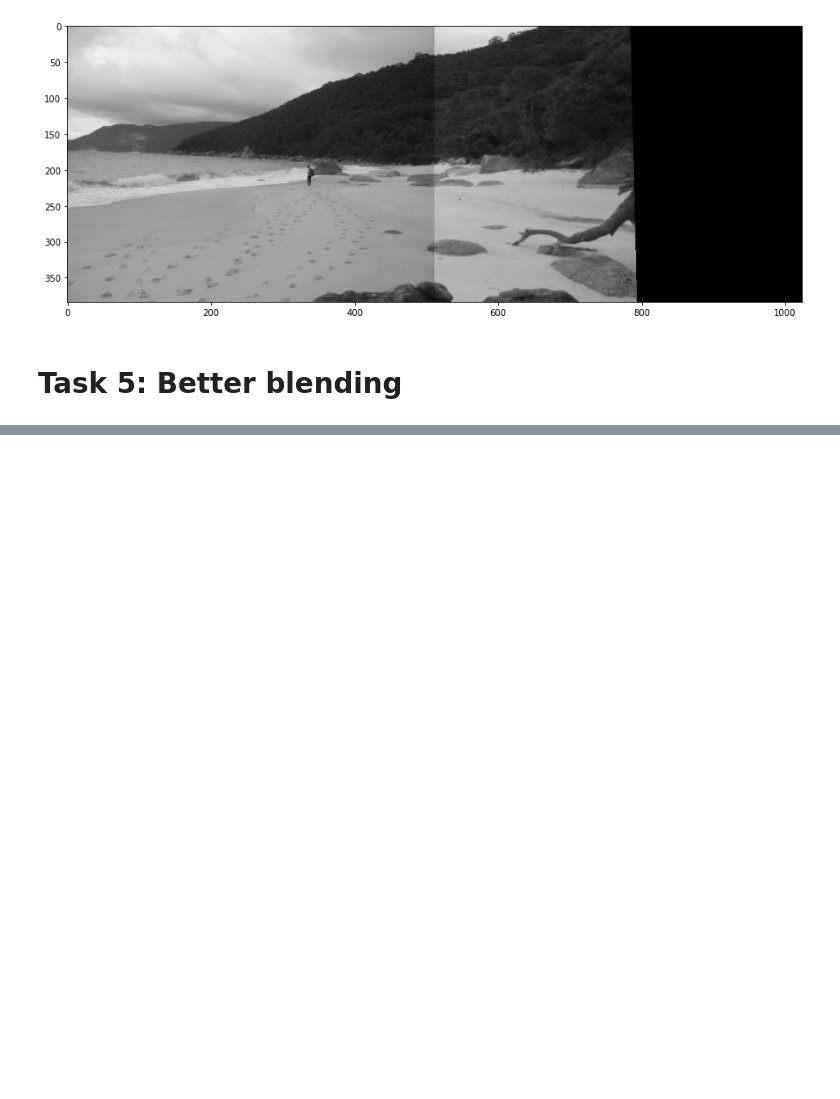
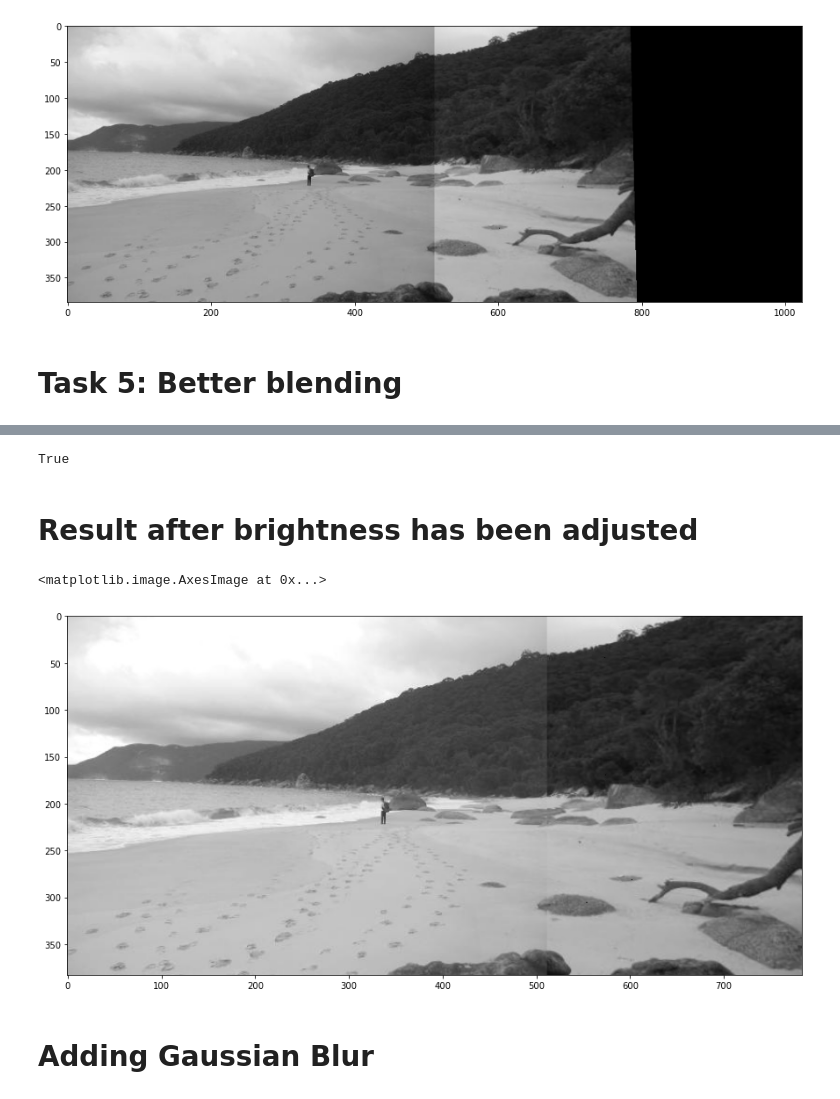
Before and after one commit to Antonio417/Image_Stitching, a Jupyter notebook: Image_Stitching.ipynb, the cells around one changed output, grey strips where cells are left out. Drawn from its saved outputs; the diff is of its cells as text; code cells hidden in the pictures; blank space fills up the shorter version.

```diff
--- a/Image_Stitching.ipynb
+++ b/Image_Stitching.ipynb
@@ -188,0 +179,58 @@ print(final_img2.shape)
+# %%
+def change_brightness(img, value):
+    hsv = cv2.cvtColor(img, cv2.COLOR_BGR2HSV)
+    h, s, v = cv2.split(hsv)
+    v = cv2.add(v,value)
+    v[v > 255] = 255
+    v[v < 0] = 0
+    final_hsv = cv2.merge((h, s, v))
+    img = cv2.cvtColor(final_hsv, cv2.COLOR_HSV2BGR)
+    return img
+
+img_L = cv2.imread('left.jpg')
+img_L = change_brightness(img_L, value=32)
+img_R = cv2.imread('right.jpg')
+
+# Code Below is from Task 4
+final_img =  np.zeros((384,1024))
+
+# For transformation we need the homography points from task 2
+H = np.array([[1.6010, -0.0300, -317.9341], [0.1279, 1.5325, -22.5847], [0.0007, 0, 1.2865]])
+
+new_coords = []
+h, w, ch = img_R.shape
+
+for i in range(len(final_img)):
+    for j in range(len(final_img[i])):
+        if j < 512:
+            final_img[i,j] = img_L[i,j,0]
+        else:
+            new_coords = np.matmul(H, [j,i,1])
+            new_coords = new_coords / new_coords[-1]
+
+            if new_coords[0] < 0 or new_coords[1] < 0:
+                final_img[i,j] = img_L[i,j,0]
+            elif 0 < new_coords[0] < (w - 1)  and 0 < new_coords[1] < (h - 1):
+                pxl = interp(img_R,new_coords[1],new_coords[0])
+                final_img[i,j] = pxl
+
+filename = "Task5AdjustBrightness.jpg"
+cv2.imwrite(filename, final_img)
+
+# Code from REMOVING BLACK PIXELS
+final_img = cv2.imread('Task5AdjustBrightness.jpg')
+final_img = remove_black_pixels(final_img)
+
+cv2.imwrite(filename, final_img)
+# %% [output]
+True
+# %% [markdown]
+# Result after brightness has been adjusted
+# %%
+figure(figsize = (15,10))
+plt.imshow(final_img, cmap='gray')
+# %% [output]
+<matplotlib.image.AxesImage at 0x...>
+[figure, added]
+# %% [markdown]
+# Adding Gaussian Blur
```
Also changed, not shown: parts of 7 cells of this notebook, 3 other files.
